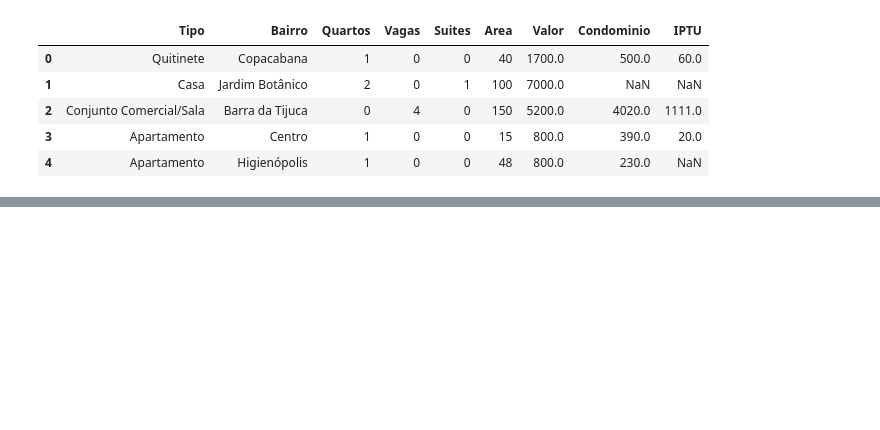
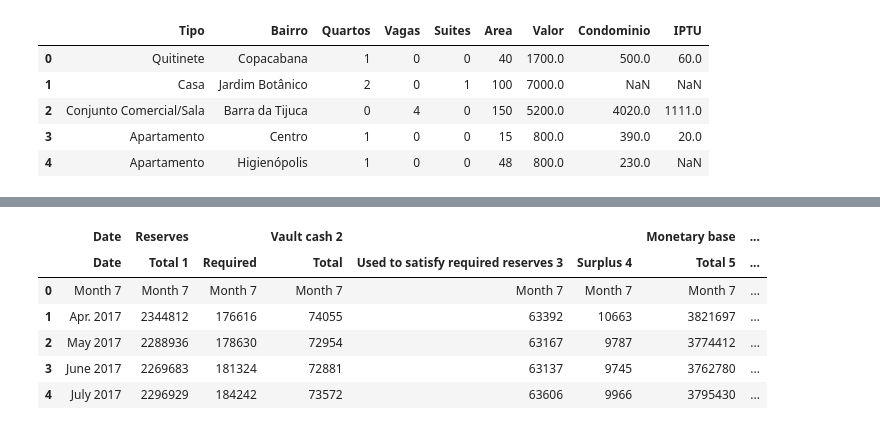
Before and after one commit to JuniorGunner/DataScience, a Jupyter notebook: Pandas/Pandas_Class01.ipynb, the cells around one changed output, grey strips where cells are left out. Drawn from its saved outputs; the diff is of its cells as text; code cells hidden in the pictures; blank space fills up the shorter version.

```diff
--- a/Pandas/Pandas_Class01.ipynb
+++ b/Pandas/Pandas_Class01.ipynb
@@ -14,0 +186,10 @@ dados.head()
+# %%
+df_html[1].head()
+# %% [output]
+|  | Date | Reserves |  | Vault cash 2 |  |  | Monetary base | ... |
+|  | Date | Total 1 | Required | Total | Used to satisfy required reserves 3 | Surplus 4 | Total 5 | ... |
+| 0 | Month 7 | Month 7 | Month 7 | Month 7 | Month 7 | Month 7 | Month 7 | ... |
+| 1 | Apr. 2017 | 2344812 | 176616 | 74055 | 63392 | 10663 | 3821697 | ... |
+| 2 | May 2017 | 2288936 | 178630 | 72954 | 63167 | 9787 | 3774412 | ... |
+| 3 | June 2017 | 2269683 | 181324 | 72881 | 63137 | 9745 | 3762780 | ... |
+| 4 | July 2017 | 2296929 | 184242 | 73572 | 63606 | 9966 | 3795430 | ... |
```
Also changed, not shown: parts of 25 cells of this notebook.
